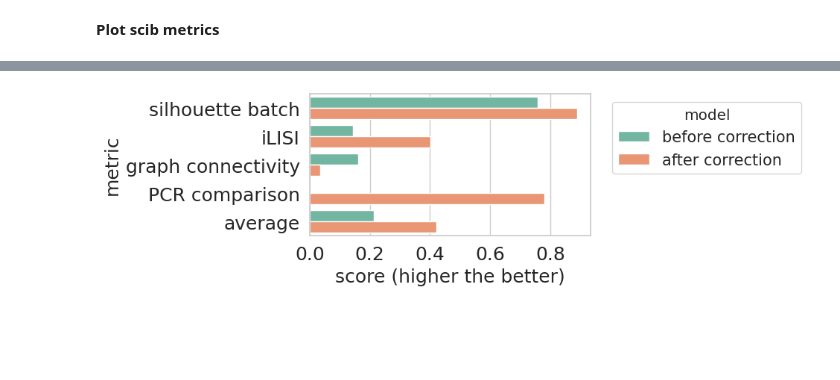
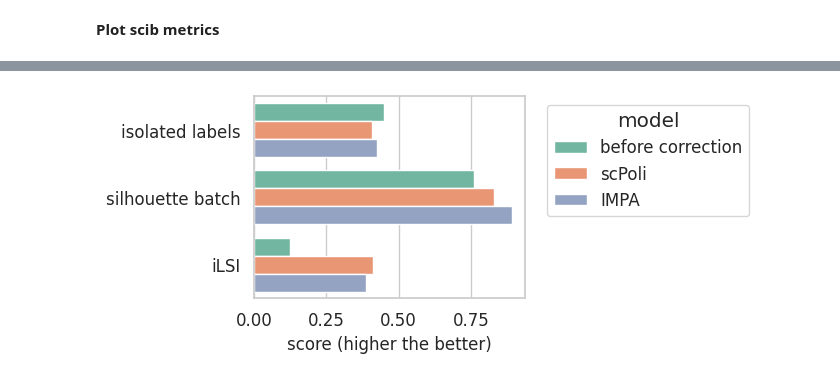
Before and after one commit to theislab/IMPA, a Jupyter notebook: notebooks/cpg0000/dino_featurization_rxrx1.ipynb, the cells around one changed output, grey strips where cells are left out. Saved outputs shown, nothing was run; the diff lists cells and outputs as text; code cells hidden in the pictures; blank space fills up the shorter version.

Commit message:
Closing figure 3

```diff
--- a/notebooks/cpg0000/dino_featurization_rxrx1.ipynb
+++ b/notebooks/cpg0000/dino_featurization_rxrx1.ipynb
@@ -452,44 +473,43 @@ df
 # %%
 import seaborn as sns
 import matplotlib.pyplot as plt
 import pandas as pd
 
 # Data from the table
 data = {
-    'model': ['before correction', 'after correction'],
-    'silhouette batch': [0.758048, 0.889116],
-    'iLISI': [0.143839, 0.401705],
-    'graph connectivity': [0.160518, 0.035646],
-    'PCR comparison': [0, 0.779999],
-    'average': [0.212743, 0.4212093]}
+    'model': ['before correction', 'scPoli', 'IMPA'],
+    'isolated labels': [0.449383, 0.407295, 0.425507],
+    'silhouette batch': [0.759093, 0.827731, 0.891516],
+    'iLSI': [0.126182, 0.411042, 0.388609]
+    }
 
 # Convert data to DataFrame
 df = pd.DataFrame(data)
 
 # Melt the DataFrame to plot with Seaborn
 df_melted = pd.melt(df, id_vars=['model'], var_name='Metric', value_name='Score')
 
 # Set aesthetic parameters
 sns.set(style='whitegrid', font_scale=1.2)
 
 # Plotting with Seaborn - Horizontal Point plot (Swarm plot)
-plt.figure(figsize=(10, 3))
+plt.figure(figsize=(7, 3))
 palette = sns.color_palette("Set2")  # Choose a suitable color palette
 # sns.stripplot(data=df_melted, y='Metric', x='Score', hue='model', palette=palette, dodge=False, jitter=True, size=14)  # Increase size here
 sns.barplot(data=df_melted, y='Metric', x='Score', hue='model', palette=palette)  # Increase size here
-plt.title('', fontsize=16)
-plt.xlabel('score (higher the better)', fontsize=18)
-plt.ylabel('metric', fontsize=18)
+plt.title('', fontsize=12)
+plt.xlabel('score (higher the better)', fontsize=12)
+plt.ylabel('', fontsize=12)
 
-plt.xticks(fontsize=18)
-plt.yticks(fontsize=18)
+plt.xticks(fontsize=12)
+plt.yticks(fontsize=12)
 
 # Place legend outside the plot
-plt.legend(title='model', fontsize=15, bbox_to_anchor=(1.05, 1), loc='upper left')
+plt.legend(title='model', fontsize=12, bbox_to_anchor=(1.05, 1), loc='upper left')
 
 plt.tight_layout()  # Adjust layout to prevent clipping of labels
 plt.savefig('/home/icb/alessandro.palma/environment/IMPA/IMPA/notebooks/cpg0000/plots/scib_metrics.svg',
            dpi=300, bbox_inches='tight', format='svg')
 plt.show()
 # %% [output]
-[figure, old version]
+[figure, new version]
```
Also changed, not shown: parts of 14 cells of this notebook, 4 other files.
